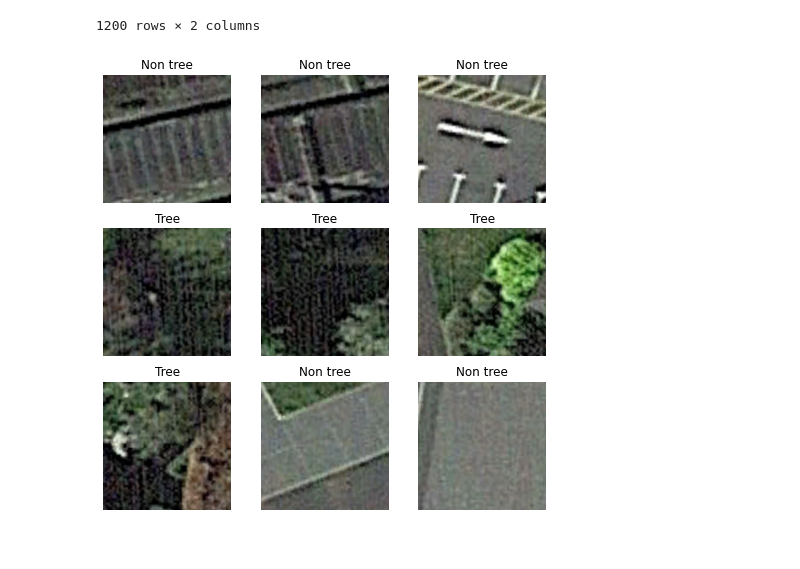
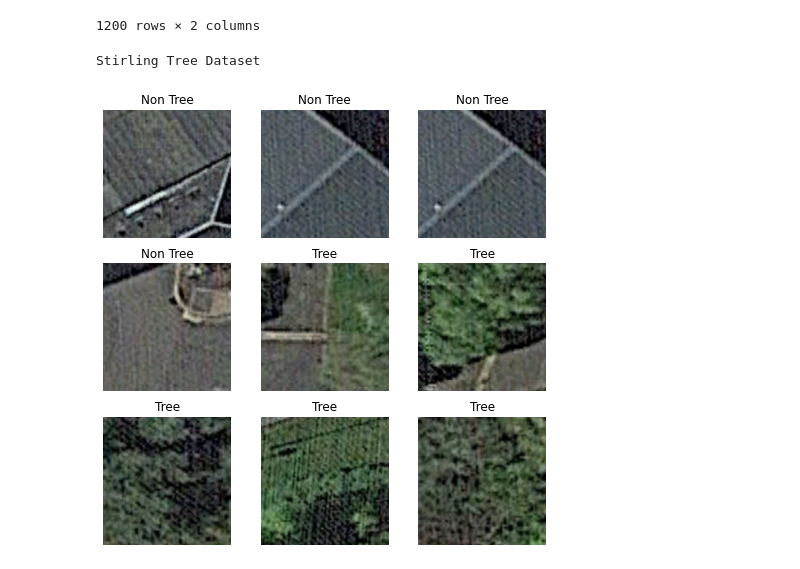
Before and after one commit to workingbetter/deep-learning-Image-classification-by-Michael-Bogale, a Jupyter notebook: ITNPAI1_3071806.ipynb, the cells around one changed output. Cells and saved outputs as stored; diff of their text form; code cells hidden in the pictures.

```diff
--- a/ITNPAI1_3071806.ipynb
+++ b/ITNPAI1_3071806.ipynb
@@ -145,22 +141,22 @@ dataloader = DataLoader(dataset, batch_size=64, shuffle=True)
 # %%
+# Define plotting function
+def plot_dataset(positive, negative):
+    labels_map = {
+        0: negative,
+        1: positive
+    }
 
-labels_map = {
-    0: "Non tree",
-    1: "Tree"
-}
-
-# Selecting some images for preview
-figure = plt.figure(figsize=(8, 8))
-cols, rows = 3, 3
-for i in range(1, cols * rows + 1):
-    sample_idx = torch.randint(len(dataset), size=(1,)).item() # Randomly selected
-    #print(sample_idx)
-    img, label = dataset[sample_idx]
-    figure.add_subplot(rows, cols, i)
-    plt.title(labels_map[label])
-    plt.axis("off")
-    new_img = np.transpose(img, (1, 2, 0))
-    plt.imshow(new_img.squeeze())
-plt.show()
+    # Selecting some images for preview
+    figure = plt.figure(figsize=(8, 8))
+    cols, rows = 3, 3
+    for i in range(1, cols * rows + 1):
+        sample_idx = torch.randint(len(dataset), size=(1,)).item() # Randomly selected
+        #print(sample_idx)
+        img, label = dataset[sample_idx]
+        figure.add_subplot(rows, cols, i)
+        plt.title(labels_map[label])
+        plt.axis("off")
+        new_img = np.transpose(img, (1, 2, 0))
+        plt.imshow(new_img.squeeze())
+    print("Stirling Tree Dataset")
+    plt.show()
-# %% [output]
-[figure, removed]
@@ -166,0 +167,5 @@ plt.show()
+# %%
+plot_dataset("Tree", "Non Tree")
+# %% [output]
+Stirling Tree Dataset
+[figure, added]
```
Also changed, not shown: parts of 2 cells of this notebook.
